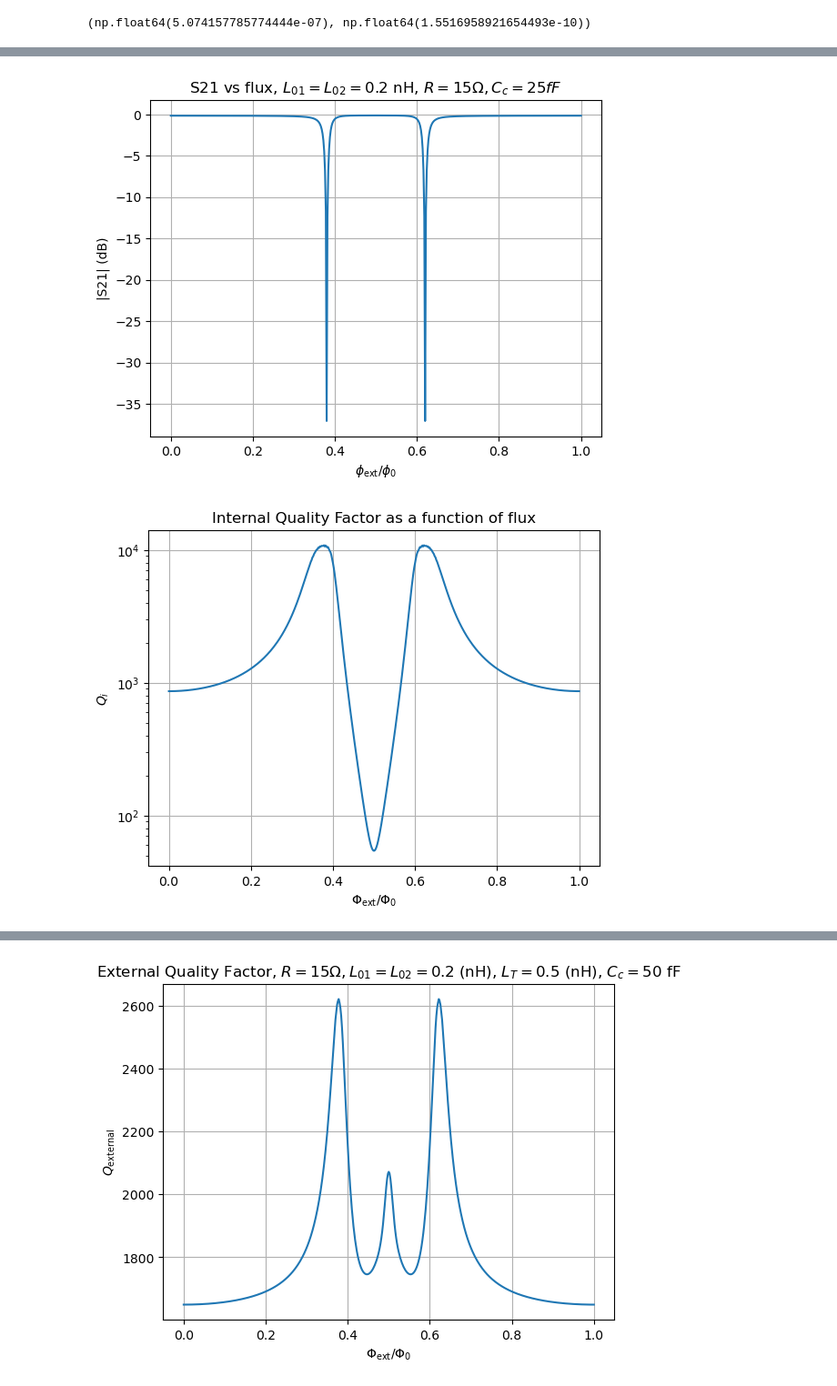
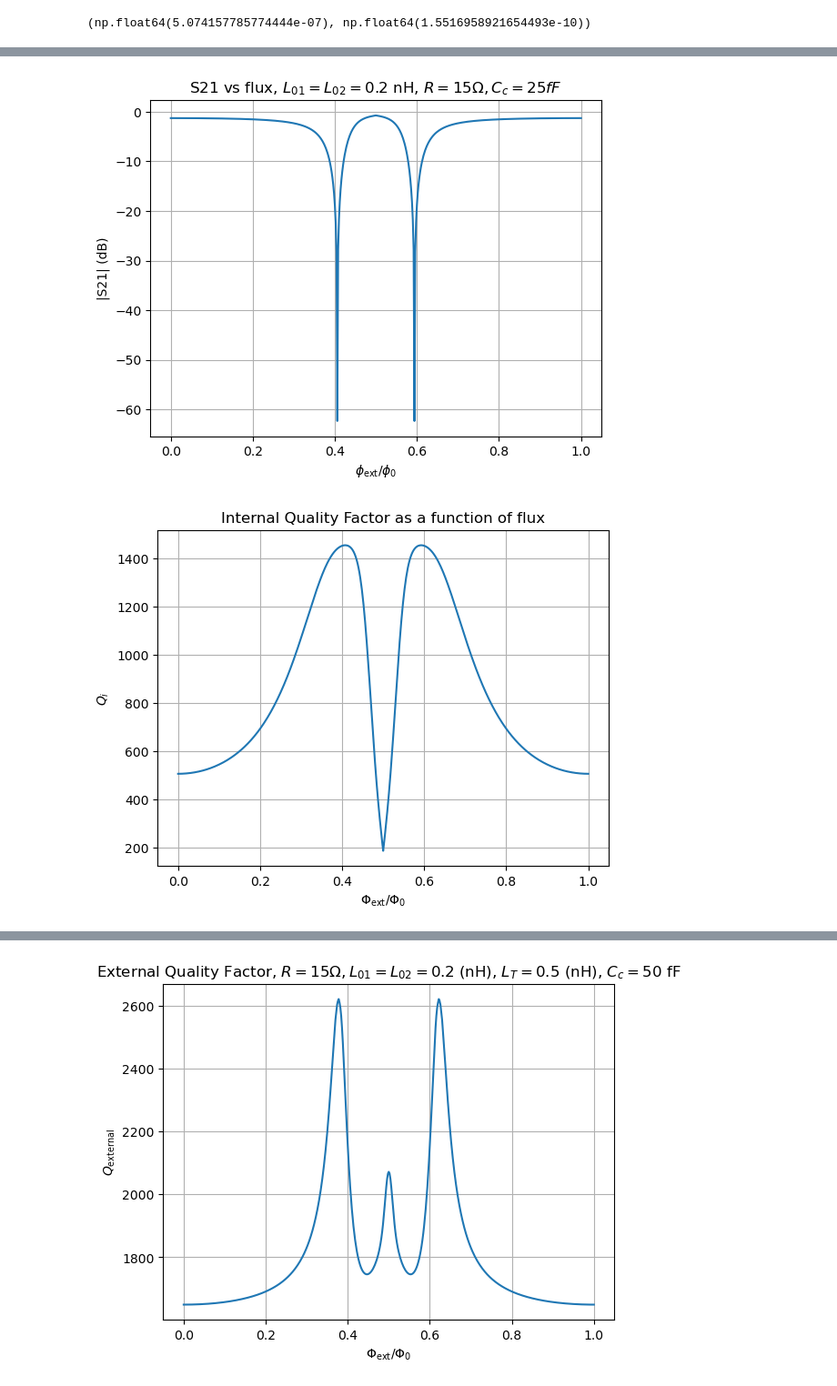
Before and after one commit to foysalx/Tunable-Coupler, a Jupyter notebook: TC-Main-001/TC-ABCD.ipynb, the cells around one changed output, grey strips where cells are left out. Shown at 91% size. Drawn from its saved outputs; the diff is of its cells as text; code cells hidden in the pictures.

```diff
--- a/TC-Main-001/TC-ABCD.ipynb
+++ b/TC-Main-001/TC-ABCD.ipynb
@@ -55,15 +55,15 @@ hbar = h/(2*np.pi)
 N = 2001
 M = 501
 L01 = 0.09e-9 #1.73333071e-10
-L02 = 0.31e-9 #1.73333071e-10
+L02 = 0.4e-9 #1.73333071e-10
 LT = 0.5e-9 # Base value of the josephson junction tunable inductance
-R_j = 18 # resistance of the resistor
+R_j = 5 # resistance of the resistor
 phi_ext = np.linspace(0*2*np.pi, 1*2*np.pi, M) # for magnetic flux sweep
 Z_0 = 50 # characteristic input impedance
 #fr = 5e9
-f_r = np.linspace(4e9, 5.5e9, N) # for frequency sweep
+f_r = np.linspace(5.7e9, 7e9, N) # for frequency sweep
 w_r = 2*np.pi*f_r
-C_c = (20e-15)  # coupling capacitance to the transmission line (not shown in the setup)
+C_c = (53e-15)  # coupling capacitance to the transmission line (not shown in the setup)
 CT = 5e-15
 #Rn = (LT*np.pi*2*delta_0)/hbar
 
@@ -184,11 +184,16 @@ res_cpw_param_set = calc_cpw_param_set(
     metal_thickness=200e-9
 )
 
-l = calc_target_length(5.5e9, res_cpw_param_set)
-f = calc_target_frequency(5122.618693762872, res_cpw_param_set)
-l_f = l/1e6
-L_l = res_cpw_param_set['inductance']
-C_l = res_cpw_param_set['capacitance']
+#calc_target_length(6.85e9, res_cpw_param_set)
+# f = calc_target_frequency(5122.618693762872, res_cpw_param_set)
+#l_f = l/1e6
+L_l = 4.913e-7##res_cpw_param_set['inductance']
+C_l = 1.285e-10 #res_cpw_param_set['capacitance']
+l = 1e6 / (4 * 7e9 * np.sqrt(L_l * C_l*1.176))
+f = calc_target_frequency(l, res_cpw_param_set)
+l_f = (1e6 / (4 * f * np.sqrt(L_l * C_l*1.176)))/1e6
 R_L = l_f
+# f_test = 1e6 / (4 * l * np.sqrt(L_l * C_l*1.176))
+# f_test
 R_L
 # %% [output]
@@ -304,7 +312,7 @@ plt.ylabel('|S21| (dB)')
 plt.title(r'S21 vs flux, $L_{01} = L_{02} = 0.2$ nH, $R = 15 \Omega, C_c = 25 fF$')
 plt.grid(True)
 # %% [output]
-[figure, old version]
+[figure, new version]
 # %%
 from scipy.optimize import curve_fit
 def lorentzian_dip_power(f, f0, Q_L, baseline, Q_e_inv):
@@ -366,15 +374,15 @@ def calculate_q_factors(freq, S21_vals):
     return q_loaded, q_internal, q_external, f0_fits
 # %%
 q_L, q_i, q_e, f0_array = calculate_q_factors(freq, S21_vals)
-plt.semilogy(phi_ext/(2*np.pi), q_i)
+plt.plot(phi_ext/(2*np.pi), q_i)
 plt.xlabel(r'$\Phi_{\rm ext}/\Phi_0$')
 plt.ylabel(r'$Q_{i}$')
 plt.title(r"Internal Quality Factor as a function of flux")
 plt.grid(True)
 #plt.legend()
 plt.show()
 # %% [output]
-[figure, old version]
+[figure, new version]
 # %%
 plt.plot(phi_ext/(2*np.pi), q_L)
 plt.xlabel(r'$\Phi_{\rm ext}/\Phi_0$')
```
Also changed, not shown: parts of 20 cells of this notebook, 2 other files.
